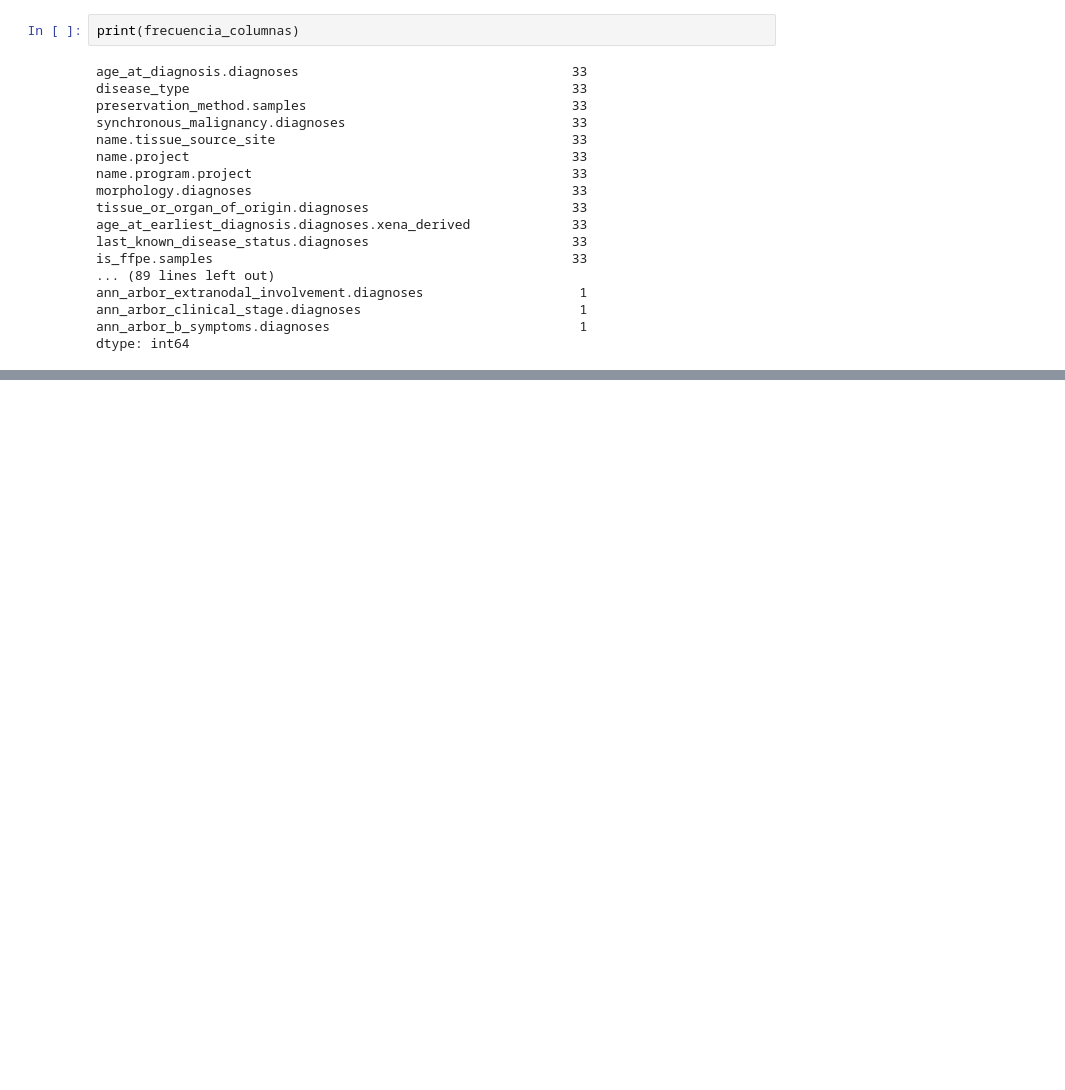
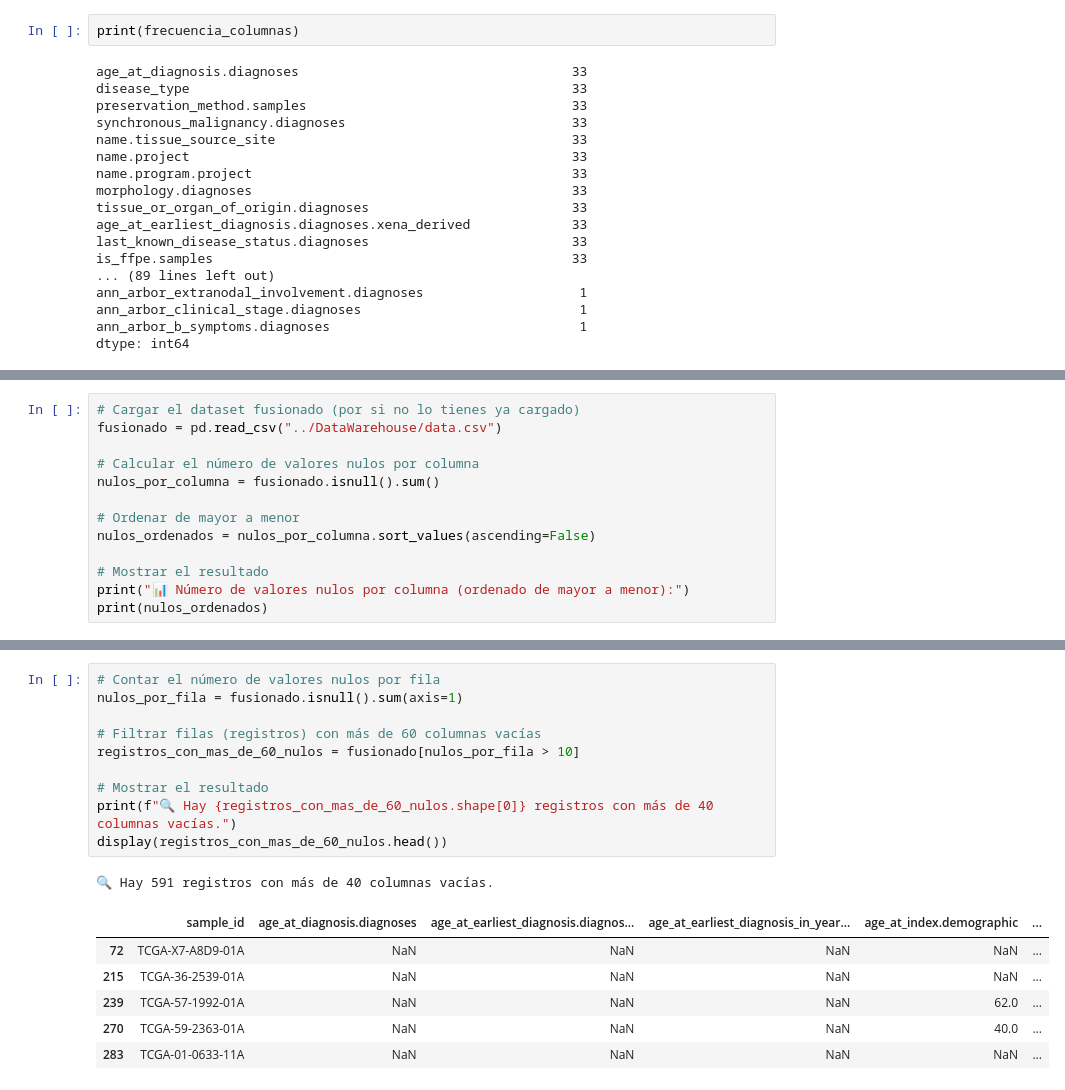
Before and after one commit to crltsnch/TFG_Carlota, a Jupyter notebook: ETL/Preparacion.ipynb, the cells around one changed output, grey strips where cells are left out. Cells and saved outputs as stored; diff of their text form; blank space fills up the shorter version.

```diff
--- a/ETL/Preparacion.ipynb
+++ b/ETL/Preparacion.ipynb
@@ -332,0 +409,13 @@ dtype: int64
+# %%
+# Cargar el dataset fusionado (por si no lo tienes ya cargado)
+fusionado = pd.read_csv("../DataWarehouse/data.csv")
+
+# Calcular el número de valores nulos por columna
+nulos_por_columna = fusionado.isnull().sum()
+
+# Ordenar de mayor a menor
+nulos_ordenados = nulos_por_columna.sort_values(ascending=False)
+
+# Mostrar el resultado
+print("📊 Número de valores nulos por columna (ordenado de mayor a menor):")
+print(nulos_ordenados)
@@ -332,0 +440,18 @@ dtype: int64
+# %%
+# Contar el número de valores nulos por fila
+nulos_por_fila = fusionado.isnull().sum(axis=1)
+
+# Filtrar filas (registros) con más de 60 columnas vacías
+registros_con_mas_de_60_nulos = fusionado[nulos_por_fila > 10]
+
+# Mostrar el resultado
+print(f"🔍 Hay {registros_con_mas_de_60_nulos.shape[0]} registros con más de 40 columnas vacías.")
+display(registros_con_mas_de_60_nulos.head())
+# %% [output]
+🔍 Hay 591 registros con más de 40 columnas vacías.
+|  | sample_id | age_at_diagnosis.diagnoses | age_at_earliest_diagnosis.diagnos... | age_at_earliest_diagnosis_in_year... | age_at_index.demographic | ... |
+| 72 | TCGA-X7-A8D9-01A | NaN | NaN | NaN | NaN | ... |
+| 215 | TCGA-36-2539-01A | NaN | NaN | NaN | NaN | ... |
+| 239 | TCGA-57-1992-01A | NaN | NaN | NaN | 62.0 | ... |
+| 270 | TCGA-59-2363-01A | NaN | NaN | NaN | 40.0 | ... |
+| 283 | TCGA-01-0633-11A | NaN | NaN | NaN | NaN | ... |
```
Also changed, not shown: parts of 16 cells of this notebook, 4 other files.
